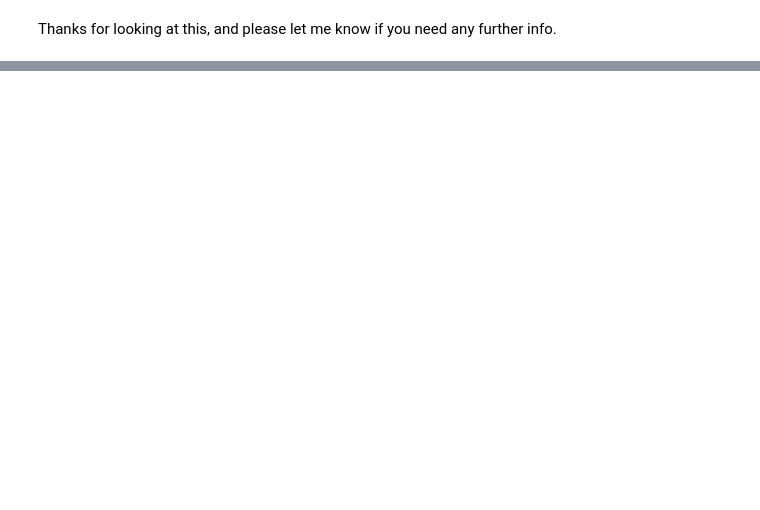
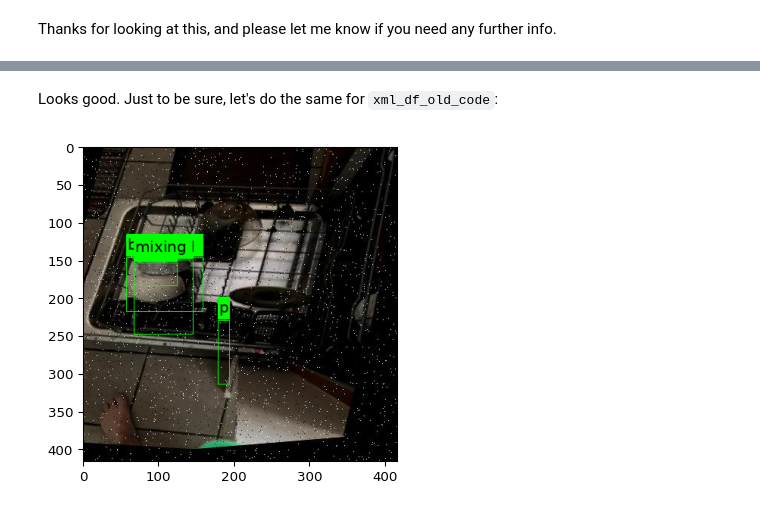
Before and after one commit to saintaardvark/detecto_bug, a Jupyter notebook: detecto_bounding_box_bug.ipynb, the cells around one changed output, grey strips where cells are left out. Saved outputs shown, nothing was run; the diff lists cells and outputs as text; code cells hidden in the pictures; blank space fills up the shorter version.

```diff
--- a/detecto_bounding_box_bug.ipynb
+++ b/detecto_bounding_box_bug.ipynb
@@ -113,0 +287,9 @@ Thanks for looking at this, and please let me know if you need any further info.
+# %%
+all_bounding_boxes = []
+for index, row in xml_df_new_code.iterrows():
+    bbox = BoundingBox(x1=row['xmin'], y1=row['ymin'], x2=row['xmax'], y2=row['ymax'])
+    bbox.label = row['class']
+    all_bounding_boxes.append(bbox)
+
+bbs_for_first_img = BoundingBoxesOnImage(all_bounding_boxes, shape=image.shape)
+ia.imshow(bbs_for_first_img.draw_on_image(image, size=1))
@@ -113,0 +298,13 @@ Thanks for looking at this, and please let me know if you need any further info.
+# %% [markdown]
+Looks good.  Just to be sure, let's do the same for `xml_df_old_code`:
+# %%
+all_bounding_boxes = []
+for index, row in xml_df_old_code.iterrows():
+    bbox = BoundingBox(x1=row['xmin'], y1=row['ymin'], x2=row['xmax'], y2=row['ymax'])
+    bbox.label = row['class']
+    all_bounding_boxes.append(bbox)
+
+bbs_for_first_img = BoundingBoxesOnImage(all_bounding_boxes, shape=image.shape)
+ia.imshow(bbs_for_first_img.draw_on_image(image, size=1))
+# %% [output]
+[figure, added]
```
Also changed, not shown: parts of 17 cells of this notebook.
